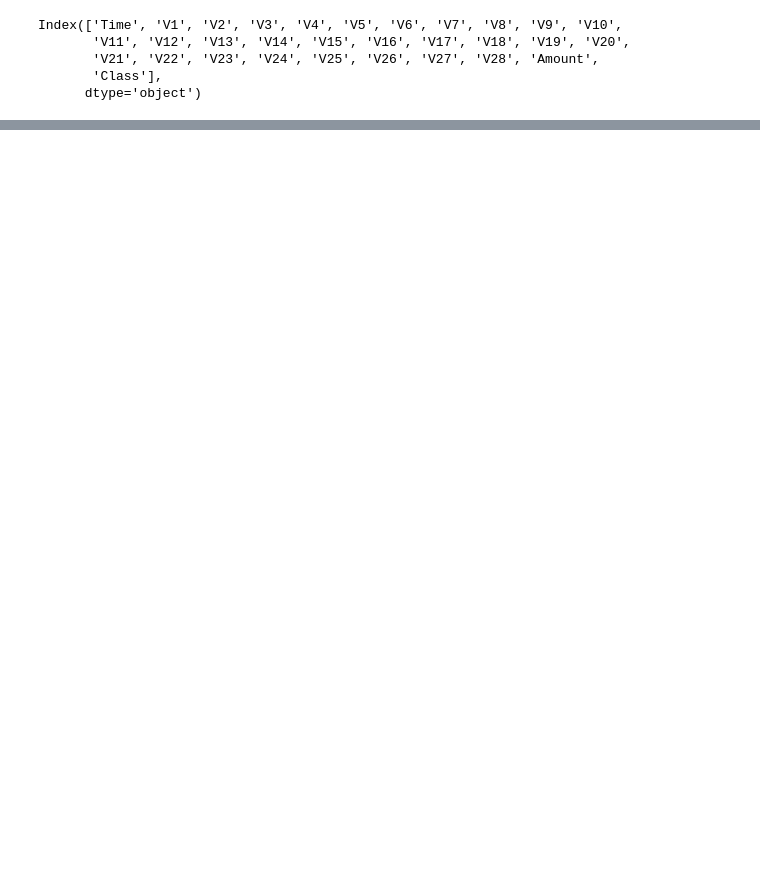
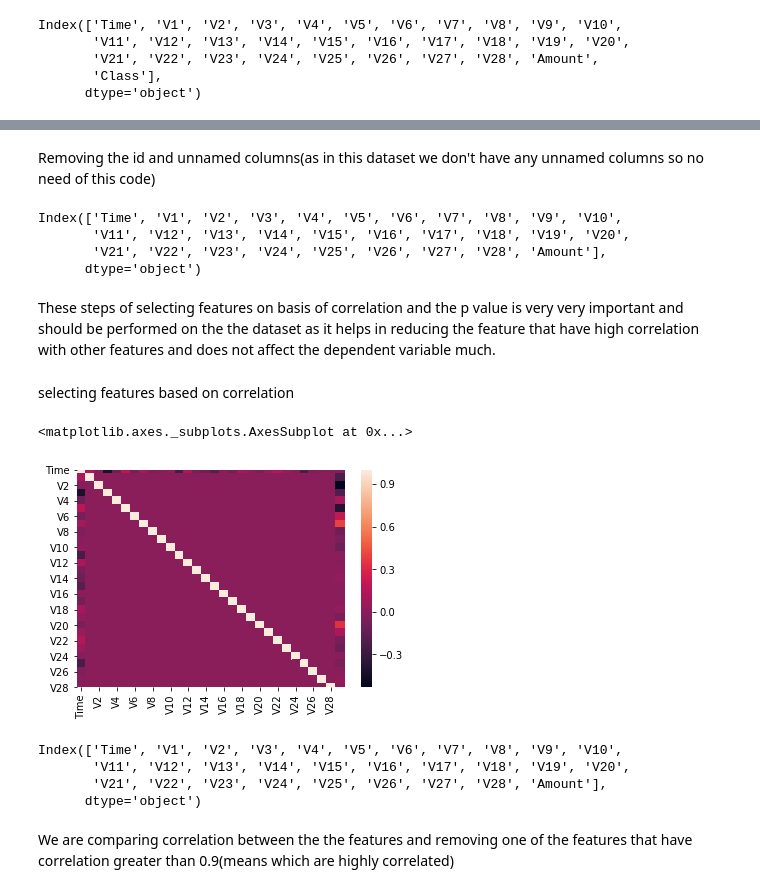
Before and after one commit to Rocky12312/Credit-Card-Fraud-Detection-Using-Convolutional-Neural-Network, a Jupyter notebook: Untitled0.ipynb, the cells around one changed output, grey strips where cells are left out. Saved outputs shown, nothing was run; the diff lists cells and outputs as text; code cells hidden in the pictures; blank space fills up the shorter version.

```diff
--- a/Untitled0.ipynb
+++ b/Untitled0.ipynb
@@ -32,7 +26,5 @@ Index(['Time', 'V1', 'V2', 'V3', 'V4', 'V5', 'V6', 'V7', 'V8', 'V9', 'V10',
        'Class'],
       dtype='object')
 # %%
-df['normAmount'] = StandardScaler().fit_transform(np.array(df['Amount']).reshape(-1, 1))
 Y = df["Class"]
-df.drop(["Time","Amount","Class"],axis = 1,inplace = True)
-X = df
+df.drop(["Class"],axis = 1,inplace = True)
@@ -38,0 +38,31 @@ X = df
+# %% [markdown]
+Removing the id and unnamed columns(as in this dataset we don't have any unnamed columns so no need of this code)
+# %%
+df = df.iloc[:,0:]
+# %%
+df.columns
+# %% [output]
+Index(['Time', 'V1', 'V2', 'V3', 'V4', 'V5', 'V6', 'V7', 'V8', 'V9', 'V10',
+       'V11', 'V12', 'V13', 'V14', 'V15', 'V16', 'V17', 'V18', 'V19', 'V20',
+       'V21', 'V22', 'V23', 'V24', 'V25', 'V26', 'V27', 'V28', 'Amount'],
+      dtype='object')
+# %% [markdown]
+These steps of selecting features on basis of correlation and the p value is very very important and should be performed on the the dataset as it helps in reducing the feature that have high correlation with other features and does not affect the dependent variable much.
+# %% [markdown]
+selecting features based on correlation
+# %%
+import seaborn as sns
+corr = df.corr()
+sns.heatmap(corr)
+# %% [output]
+<matplotlib.axes._subplots.AxesSubplot at 0x...>
+[figure, added]
+# %%
+df.columns
+# %% [output]
+Index(['Time', 'V1', 'V2', 'V3', 'V4', 'V5', 'V6', 'V7', 'V8', 'V9', 'V10',
+       'V11', 'V12', 'V13', 'V14', 'V15', 'V16', 'V17', 'V18', 'V19', 'V20',
+       'V21', 'V22', 'V23', 'V24', 'V25', 'V26', 'V27', 'V28', 'Amount'],
+      dtype='object')
+# %% [markdown]
+We are comparing correlation between the the features and removing one of the features that have correlation greater than 0.9(means which are highly correlated)
```
Also changed, not shown: parts of 25 cells of this notebook.
